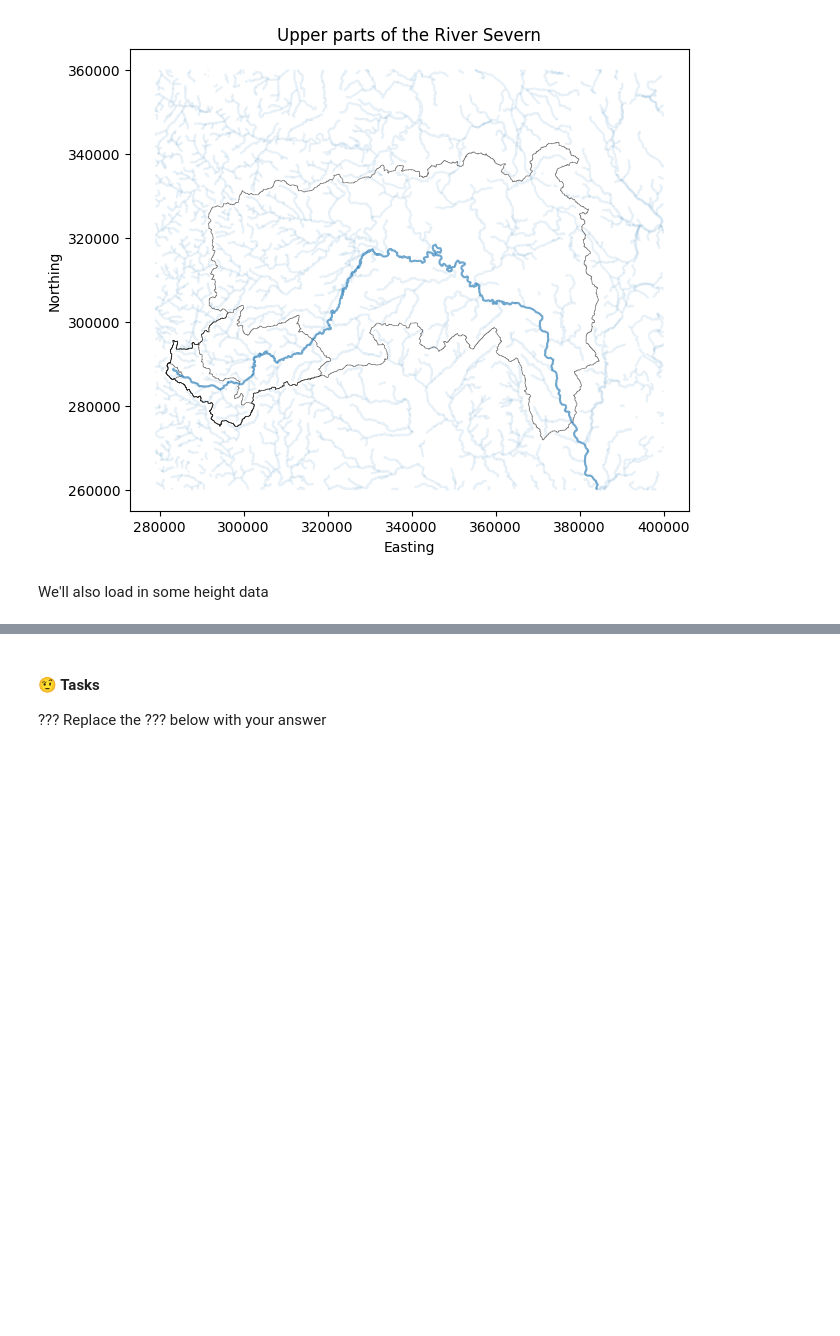
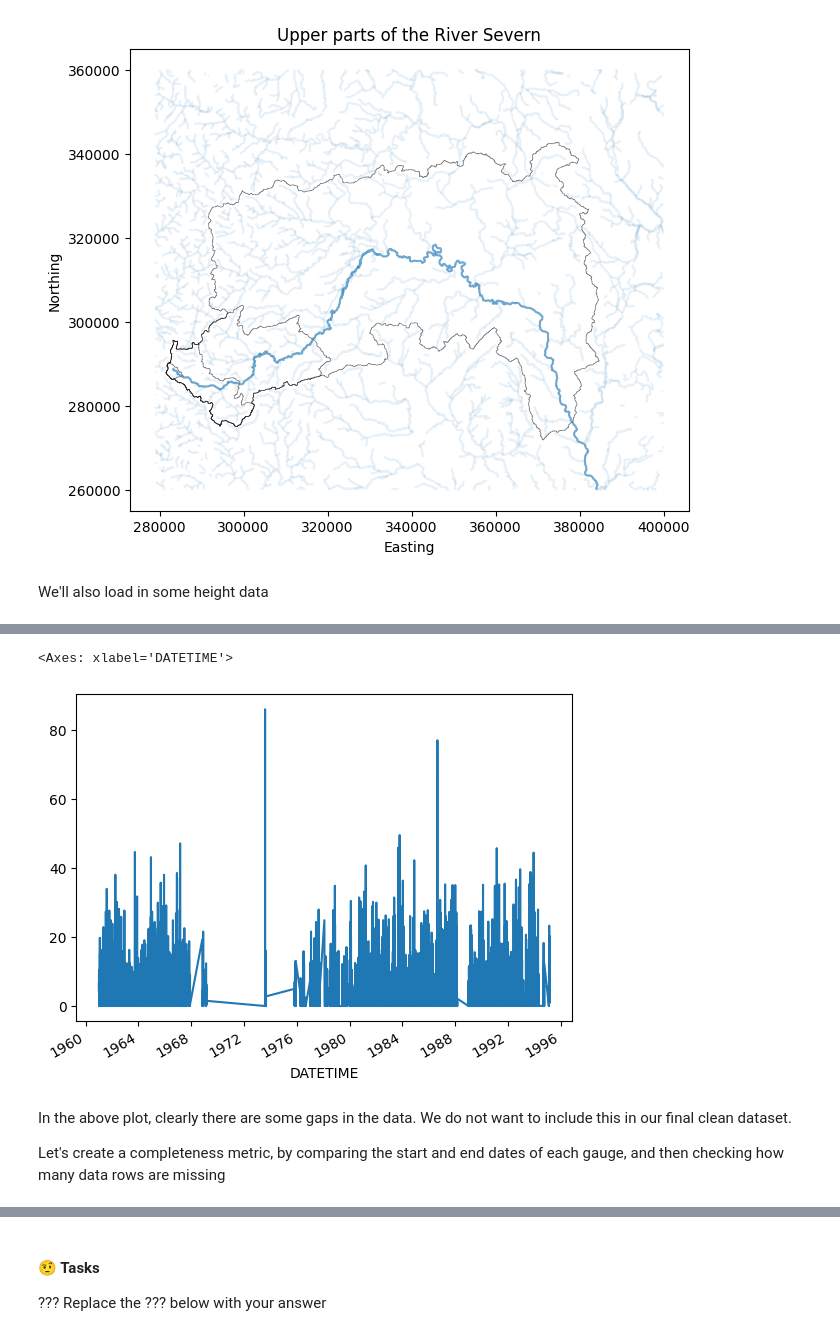
Before and after one commit to Thomasjkeel/UKCEH_Summer_School, a Jupyter notebook: Workshop_4/Workshop_4_rainfall_comparison.ipynb, the cells around one changed output, grey strips where cells are left out. Cells and saved outputs as stored; diff of their text form; code cells hidden in the pictures; blank space fills up the shorter version.

```diff
--- a/Workshop_4/Workshop_4_rainfall_comparison.ipynb
+++ b/Workshop_4/Workshop_4_rainfall_comparison.ipynb
@@ -296,2 +341,13 @@ Data from the rain gauge data is not Quality-controlled
 # %%
-one_gauge = severn_rain_gauge_data.filter(pl.col("ID") == 90537)
+# load in a single gappy gauge
+one_gauge = severn_rain_gauge_data.filter(pl.col("ID") == 427166 )# 428554
+# %%
+# below we convert polars to pandas to let us plot longer time series
+one_gauge.to_pandas().set_index("DATETIME")['PRECIPITATION'].plot()
+# %% [output]
+<Axes: xlabel='DATETIME'>
+[figure, added]
+# %% [markdown]
+In the above plot, clearly there are some gaps in the data. We do not want to include this in our final clean dataset.
+
+Let's create a completeness metric, by comparing the start and end dates of each gauge, and then checking how many data rows are missing
```
Also changed, not shown: parts of 27 cells of this notebook.
